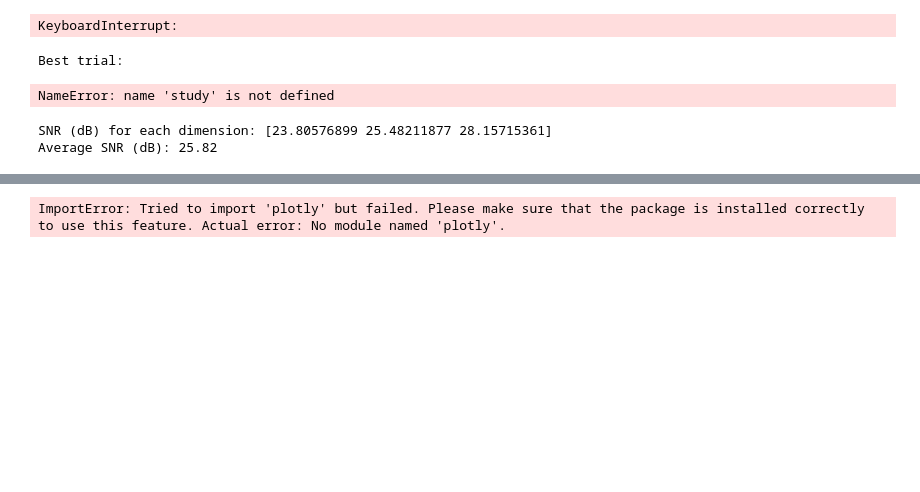
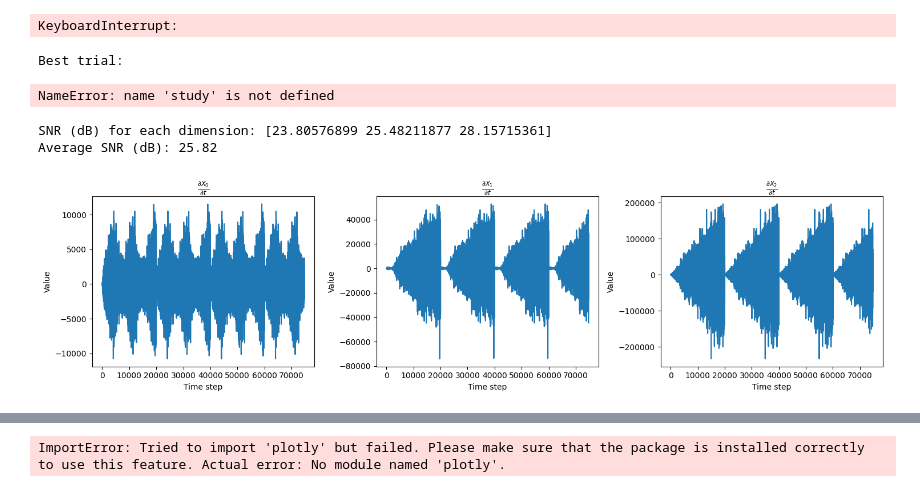
Before and after one commit to Gautier2Marsac/Parameter-learning-in-dynamical-systems, a Jupyter notebook: sgd.ipynb, the cells around one changed output, grey strips where cells are left out. Cells and saved outputs as stored; diff of their text form; code cells hidden in the pictures; blank space fills up the shorter version.

```diff
--- a/sgd.ipynb
+++ b/sgd.ipynb
@@ -250,6 +270,10 @@ theta_estim, theta_estim_vec, grads = main(window,
                                            noise_var,
                                            np.array([lr_0, lr_1, lr_2]),
                                            np.array([clip_0, clip_1, clip_2]))
+# %%
+plot_grads(grads)
+# %% [output]
+[figure, added]
 # %%
 sigma, rho, beta = evaluate(theta_estim, theta)
 
```
Also changed, not shown: parts of 4 cells of this notebook, 2 other files.
